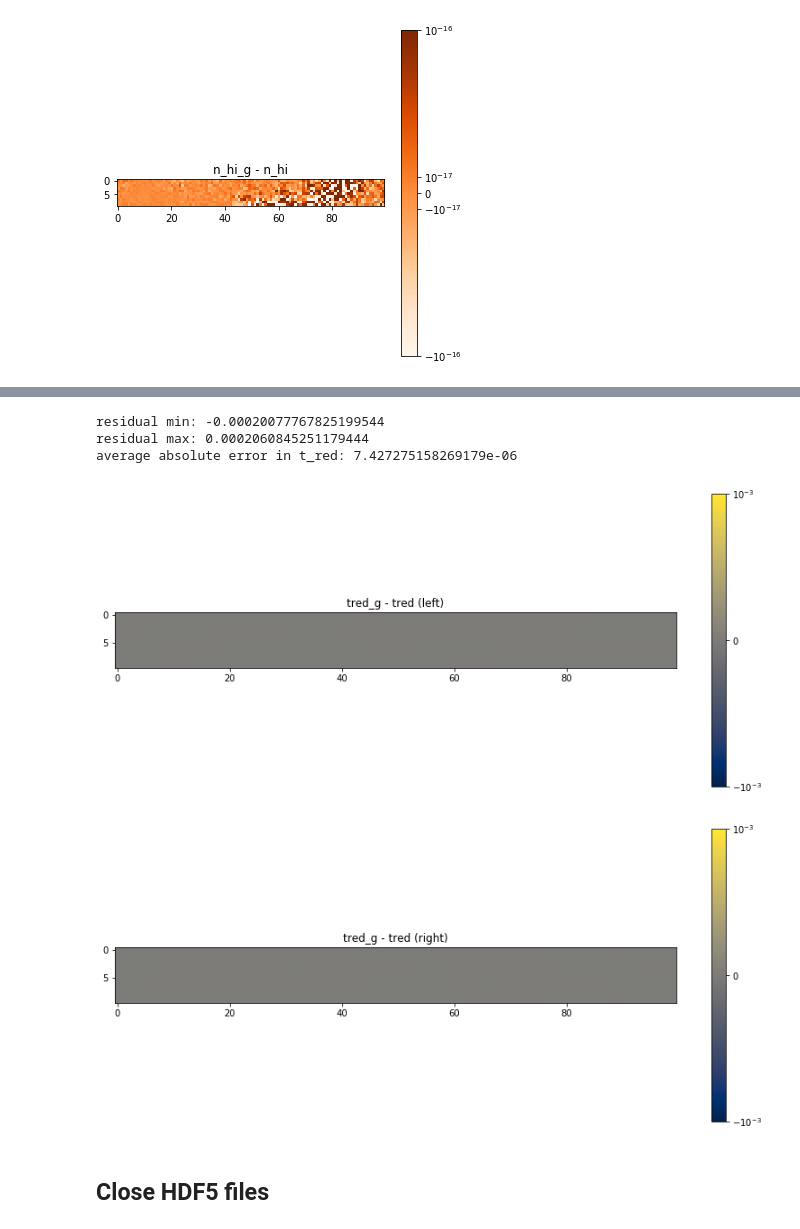
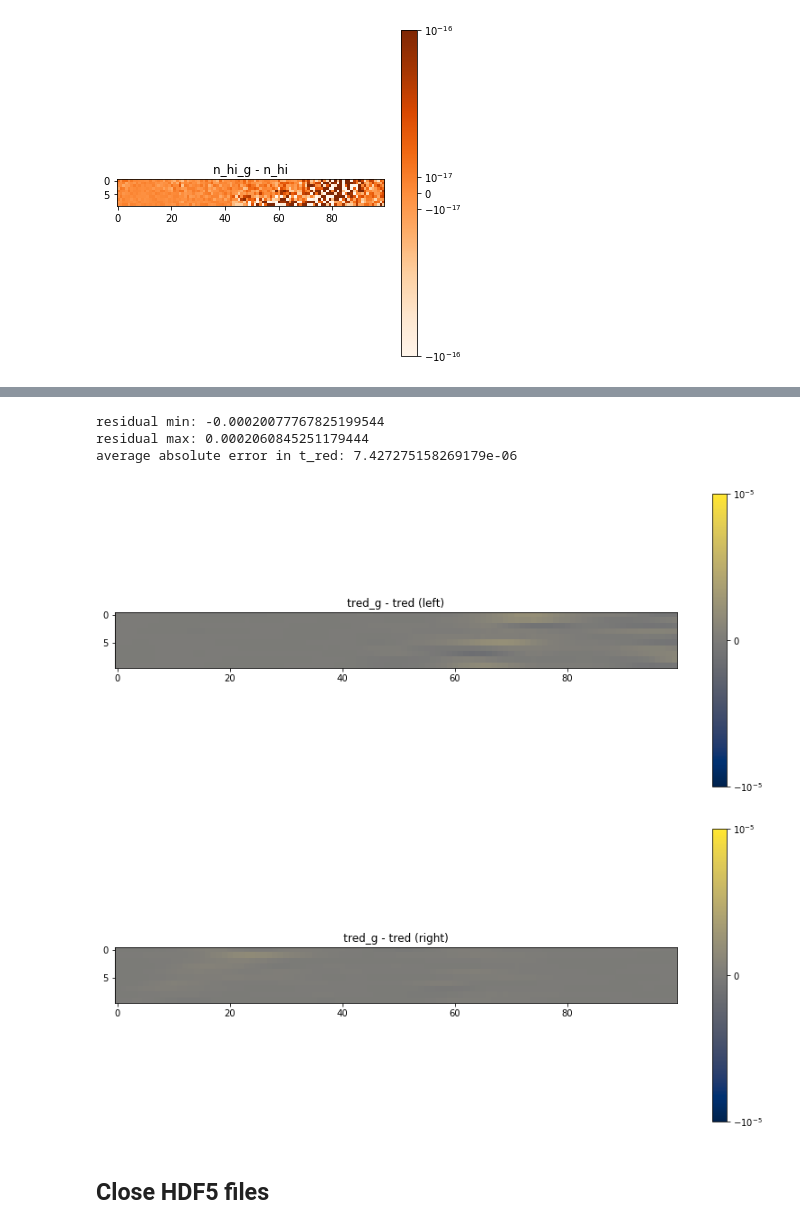
Before and after one commit to Jupiter1994/lya-tf, a Jupyter notebook: lya_fields/plot_fields.ipynb, the cells around one changed output, grey strips where cells are left out. Saved outputs shown, nothing was run; the diff lists cells and outputs as text; code cells hidden in the pictures.

```diff
--- a/lya_fields/plot_fields.ipynb
+++ b/lya_fields/plot_fields.ipynb
@@ -209,35 +209,35 @@ average absolute error in t_real: 4.923945186256896e-06
 # %%
-v = 1e-3
+v = 1e-5
 resid = tred_g - tred
 
 print('residual min:', np.min(resid))
 print('residual max:', np.max(resid))
 print('average absolute error in t_red:', np.mean(np.abs(resid)))
 
 ### plot the full residuals field
 # fig = plt.figure(figsize=(14,6))
 # plt.imshow(resid, cmap='cividis', vmin=-v, vmax=v, norm=mpl.colors.SymLogNorm(10**-2))
 # plt.colorbar(ticks=[-v, 0, v])
 # plt.title('tred_g - tred')
 # plt.show()
 
 fig = plt.figure(figsize=(14,6))
 plt.imshow(resid[:,:100], cmap='cividis', vmin=-v, vmax=v, norm=mpl.colors.SymLogNorm(10**-2))
 plt.colorbar(ticks=[-v, 0, v])
 plt.title('tred_g - tred (left)')
 plt.show()
 
 fig = plt.figure(figsize=(14,6))
 plt.imshow(resid[:,-100:], cmap='cividis', vmin=-v, vmax=v, norm=mpl.colors.SymLogNorm(10**-2))
 plt.colorbar(ticks=[-v, 0, v])
 plt.title('tred_g - tred (right)')
 plt.show()
 # %% [output]
 residual min: -0.00020077767825199544
 residual max: 0.0002060845251179444
 average absolute error in t_red: 7.427275158269179e-06
-[figure, old version]
+[figure, new version]
-[figure, old version]
+[figure, new version]
 # %%
 ## plot the "residuals" log(n_hi_g / n_hi)
 # fig, axes = plt.subplots(1, 3, figsize=(18,6))
```
Also changed, not shown: parts of 1 cell of this notebook, 1 other file.
